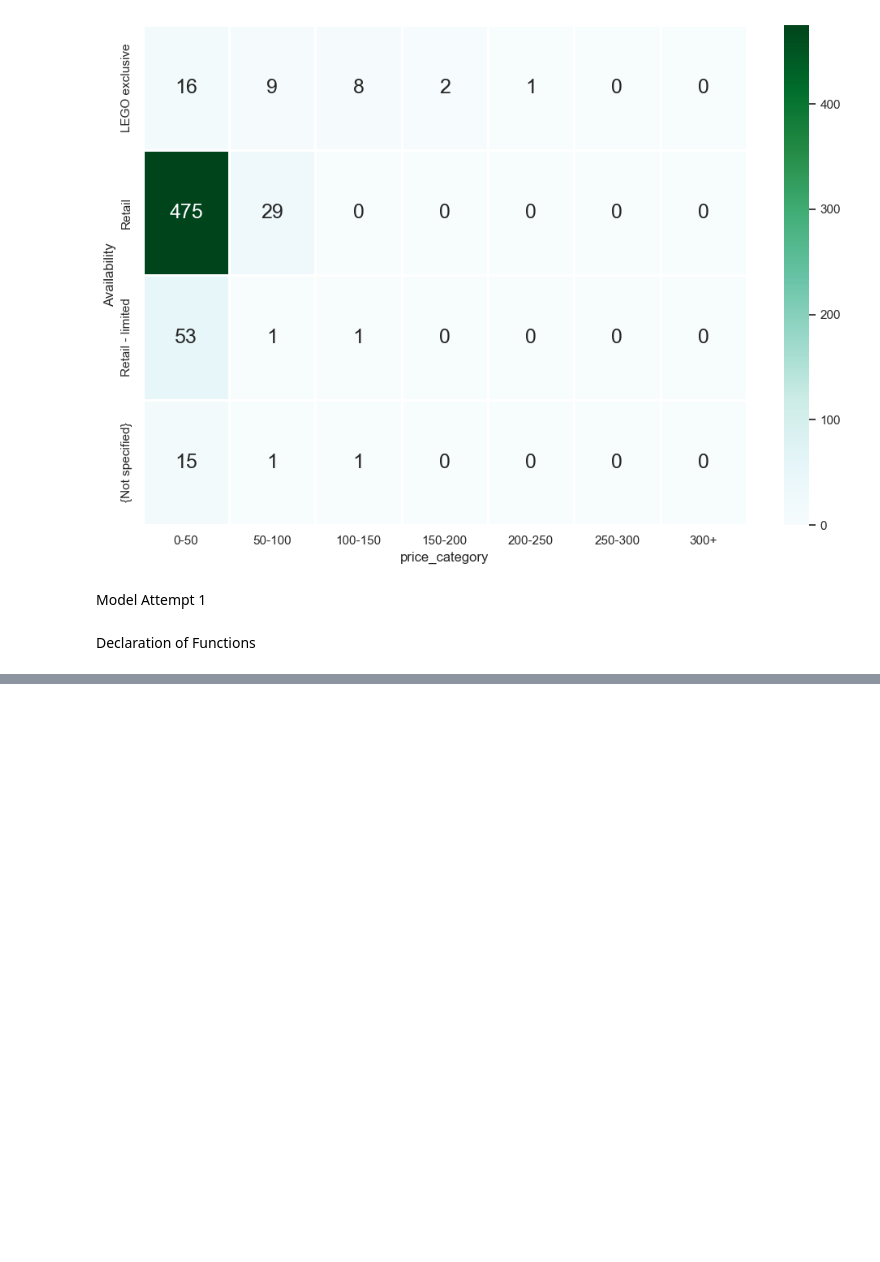
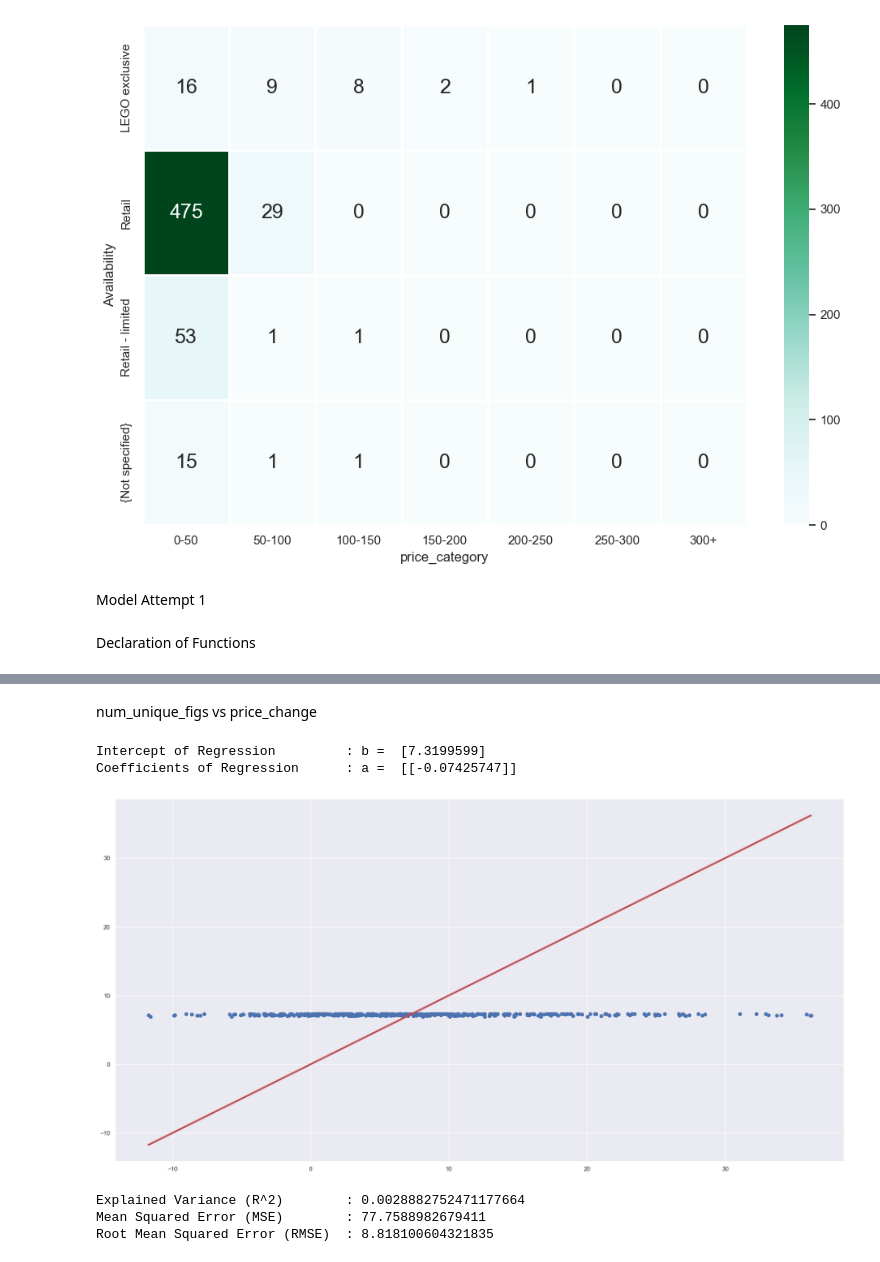
Before and after one commit to junhowe/sc1015-proj, a Jupyter notebook: tempmodel.ipynb, the cells around one changed output, grey strips where cells are left out. Cells and saved outputs as stored; diff of their text form; code cells hidden in the pictures; blank space fills up the shorter version.

```diff
--- a/tempmodel.ipynb
+++ b/tempmodel.ipynb
@@ -333,0 +397,14 @@ KeyError: 'price_change'
+# %% [markdown]
+num_unique_figs vs price_change
+# %%
+reg_func(clean_num_unique_figs, clean_price_change)
+# %% [output]
+Intercept of Regression         : b =  [7.3199599]
+Coefficients of Regression      : a =  [[-0.07425747]]
+[figure, added]
+# %%
+gof(clean_num_unique_figs, clean_price_change)
+# %% [output]
+Explained Variance (R^2)        : 0.0028882752471177664
+Mean Squared Error (MSE)        : 77.7588982679411
+Root Mean Squared Error (RMSE)  : 8.818100604321835
```
Also changed, not shown: parts of 22 cells of this notebook.
